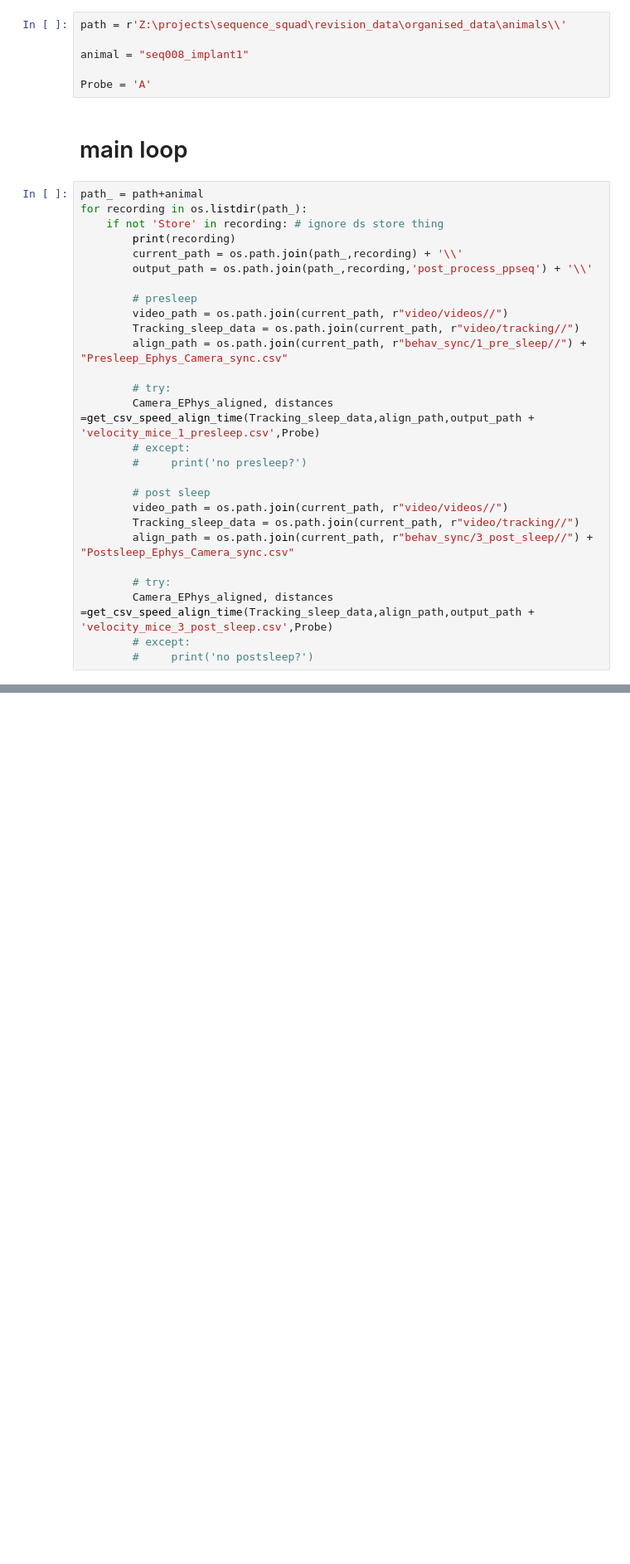
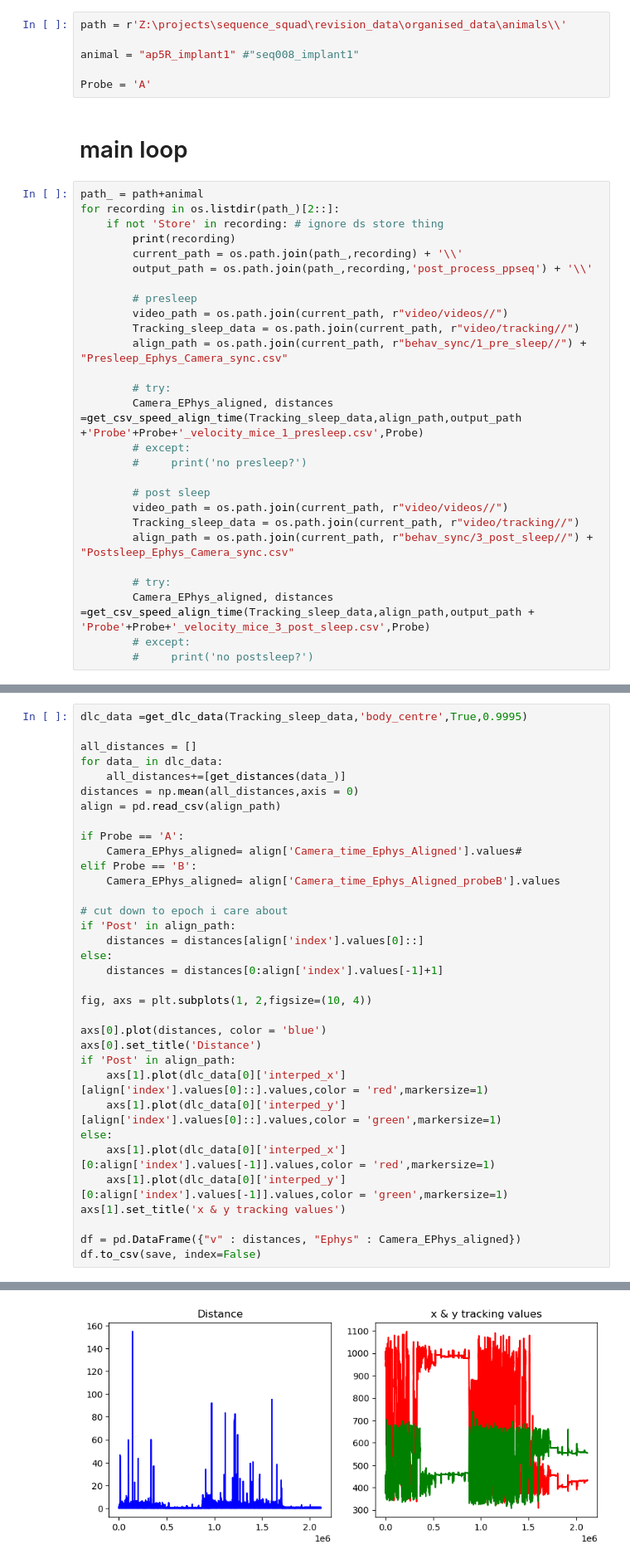
Before and after one commit to EmmettJT/sequences_run_PPseq, a Jupyter notebook: 2_Finding_sleeping_range.ipynb, the cells around one changed output, grey strips where cells are left out. Shown at 83% size. Drawn from its saved outputs; the diff is of its cells as text; blank space fills up the shorter version.

```diff
--- a/2_Finding_sleeping_range.ipynb
+++ b/2_Finding_sleeping_range.ipynb
@@ -169,14 +169,14 @@ def find_nearest(array, value):
 # %%
 path = r'Z:\projects\sequence_squad\revision_data\organised_data\animals\\'
 
-animal = "seq008_implant1"
+animal = "ap5R_implant1" #"seq008_implant1"
 
 Probe = 'A'
 # %% [markdown]
 # main loop
 # %%
 path_ = path+animal
-for recording in os.listdir(path_):
+for recording in os.listdir(path_)[2::]:
     if not 'Store' in recording: # ignore ds store thing
         print(recording)
         current_path = os.path.join(path_,recording) + '\\'
@@ -188,7 +188,7 @@ for recording in os.listdir(path_):
         align_path = os.path.join(current_path, r"behav_sync/1_pre_sleep//") + "Presleep_Ephys_Camera_sync.csv"
 
         # try:
-        Camera_EPhys_aligned, distances =get_csv_speed_align_time(Tracking_sleep_data,align_path,output_path + 'velocity_mice_1_presleep.csv',Probe)
+        Camera_EPhys_aligned, distances =get_csv_speed_align_time(Tracking_sleep_data,align_path,output_path +'Probe'+Probe+'_velocity_mice_1_presleep.csv',Probe)
         # except:
         #     print('no presleep?')
 
@@ -198,6 +198,6 @@ for recording in os.listdir(path_):
         align_path = os.path.join(current_path, r"behav_sync/3_post_sleep//") + "Postsleep_Ephys_Camera_sync.csv"
 
         # try:
-        Camera_EPhys_aligned, distances =get_csv_speed_align_time(Tracking_sleep_data,align_path,output_path + 'velocity_mice_3_post_sleep.csv',Probe)
+        Camera_EPhys_aligned, distances =get_csv_speed_align_time(Tracking_sleep_data,align_path,output_path + 'Probe'+Probe+'_velocity_mice_3_post_sleep.csv',Probe)
         # except:
         #     print('no postsleep?')
@@ -203,0 +218,35 @@ for recording in os.listdir(path_):
+# %%
+dlc_data =get_dlc_data(Tracking_sleep_data,'body_centre',True,0.9995)
+
+all_distances = []
+for data_ in dlc_data:
+    all_distances+=[get_distances(data_)]
+distances = np.mean(all_distances,axis = 0)
+align = pd.read_csv(align_path)
+
+if Probe == 'A':
+    Camera_EPhys_aligned= align['Camera_time_Ephys_Aligned'].values#
+elif Probe == 'B':
+    Camera_EPhys_aligned= align['Camera_time_Ephys_Aligned_probeB'].values
+
+# cut down to epoch i care about
+if 'Post' in align_path:
+    distances = distances[align['index'].values[0]::]
+else:
+    distances = distances[0:align['index'].values[-1]+1]
+
+fig, axs = plt.subplots(1, 2,figsize=(10, 4))
+
+axs[0].plot(distances, color = 'blue')
+axs[0].set_title('Distance')
+if 'Post' in align_path:
+    axs[1].plot(dlc_data[0]['interped_x'][align['index'].values[0]::].values,color = 'red',markersize=1)
+    axs[1].plot(dlc_data[0]['interped_y'][align['index'].values[0]::].values,color = 'green',markersize=1)
+else:
+    axs[1].plot(dlc_data[0]['interped_x'][0:align['index'].values[-1]].values,color = 'red',markersize=1)
+    axs[1].plot(dlc_data[0]['interped_y'][0:align['index'].values[-1]].values,color = 'green',markersize=1)
+axs[1].set_title('x & y tracking values')
+
+df = pd.DataFrame({"v" : distances, "Ephys" : Camera_EPhys_aligned})
+df.to_csv(save, index=False)
+# %% [output]
@@ -203,0 +260 @@ for recording in os.listdir(path_):
+[figure, added]
```
Also changed, not shown: parts of 3 cells of this notebook, 2 other files.
